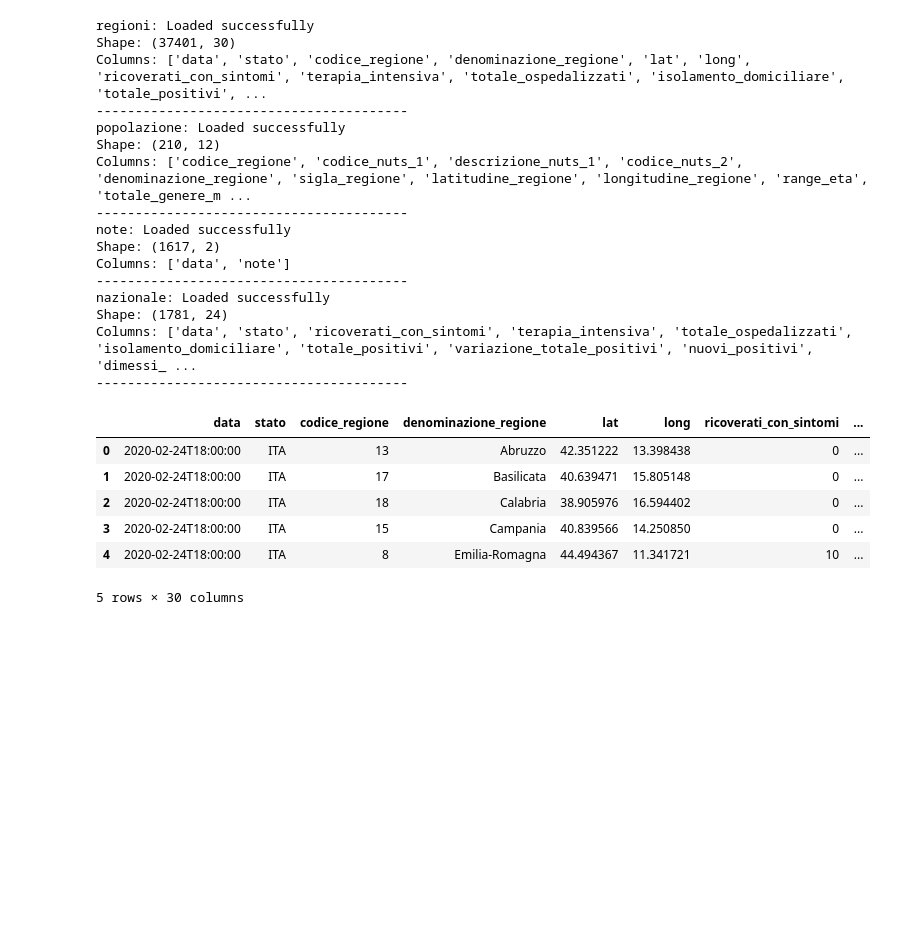
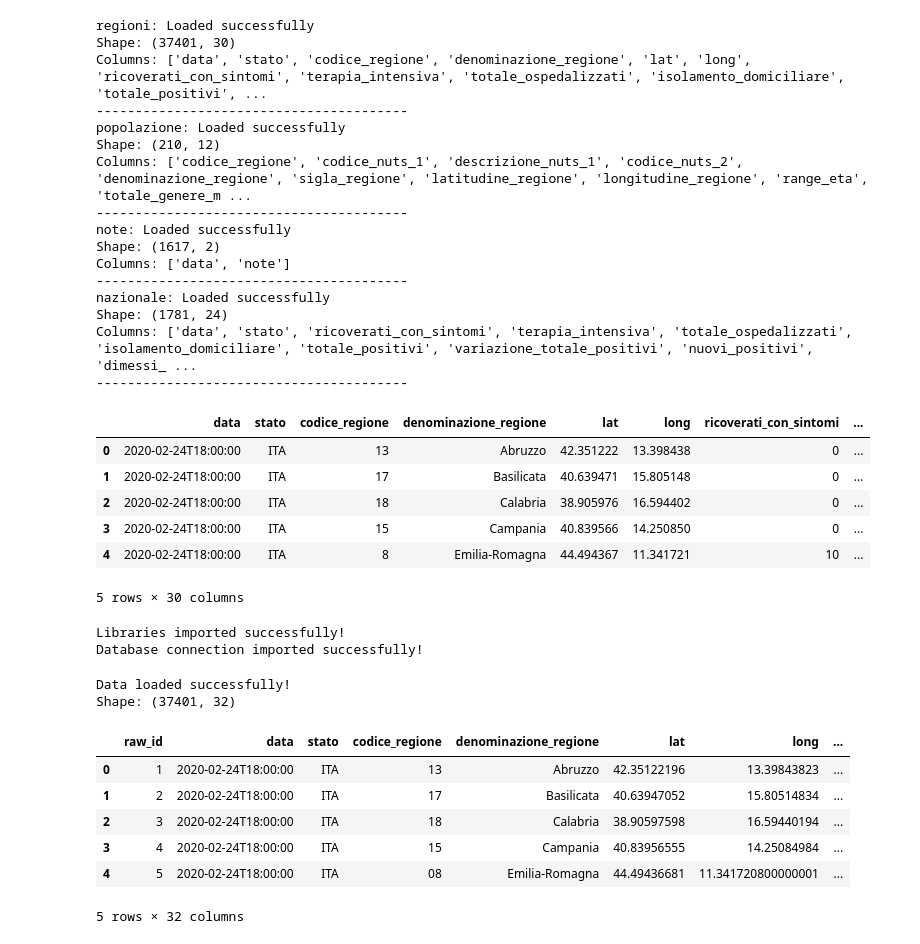
Before and after one commit to rawanmohammed277/EpiShield-AI, a Jupyter notebook: Src/Data Engineering/etl.ipynb, the cells around one changed output. Cells and saved outputs as stored; diff of their text form; code cells hidden in the pictures; blank space fills up the shorter version.

```diff
--- a/Src/Data Engineering/etl.ipynb
+++ b/Src/Data Engineering/etl.ipynb
@@ -27,3 +27,54 @@ data["regioni"].head()
 | 3 | 2020-02-24T18:00:00 | ITA | 15 | Campania | 40.839566 | 14.250850 | 0 | ... |
 | 4 | 2020-02-24T18:00:00 | ITA | 8 | Emilia-Romagna | 44.494367 | 11.341721 | 10 | ... |
 5 rows × 30 columns
+# %%
+import sys
+from pathlib import Path
+
+import pandas as pd
+from sqlalchemy import text
+
+# Find project directory
+current_path = Path.cwd()
+
+for path in [current_path, *current_path.parents]:
+    if (path / "Src" / "Database" / "connection.py").exists():
+        PROJECT_DIR = path
+        break
+else:
+    raise FileNotFoundError("Project directory not found")
+
+# Import database connection
+sys.path.append(
+    str(PROJECT_DIR / "Src" / "Database")
+)
+
+from connection import engine
+
+print("Libraries imported successfully!")
+print("Database connection imported successfully!")
+# %% [output]
+Libraries imported successfully!
+Database connection imported successfully!
+# %%
+query = """
+SELECT *
+FROM dbo.RawRegionalData
+"""
+
+df_regional = pd.read_sql(query, engine)
+
+print("Data loaded successfully!")
+print("Shape:", df_regional.shape)
+
+df_regional.head()
+# %% [output]
+Data loaded successfully!
+Shape: (37401, 32)
+|  | raw_id | data | stato | codice_regione | denominazione_regione | lat | long | ... |
+| 0 | 1 | 2020-02-24T18:00:00 | ITA | 13 | Abruzzo | 42.35122196 | 13.39843823 | ... |
+| 1 | 2 | 2020-02-24T18:00:00 | ITA | 17 | Basilicata | 40.63947052 | 15.80514834 | ... |
+| 2 | 3 | 2020-02-24T18:00:00 | ITA | 18 | Calabria | 38.90597598 | 16.59440194 | ... |
+| 3 | 4 | 2020-02-24T18:00:00 | ITA | 15 | Campania | 40.83956555 | 14.25084984 | ... |
+| 4 | 5 | 2020-02-24T18:00:00 | ITA | 08 | Emilia-Romagna | 44.49436681 | 11.341720800000001 | ... |
+5 rows × 32 columns
```
Also changed, not shown: parts of 18 cells of this notebook, 3 other files.
